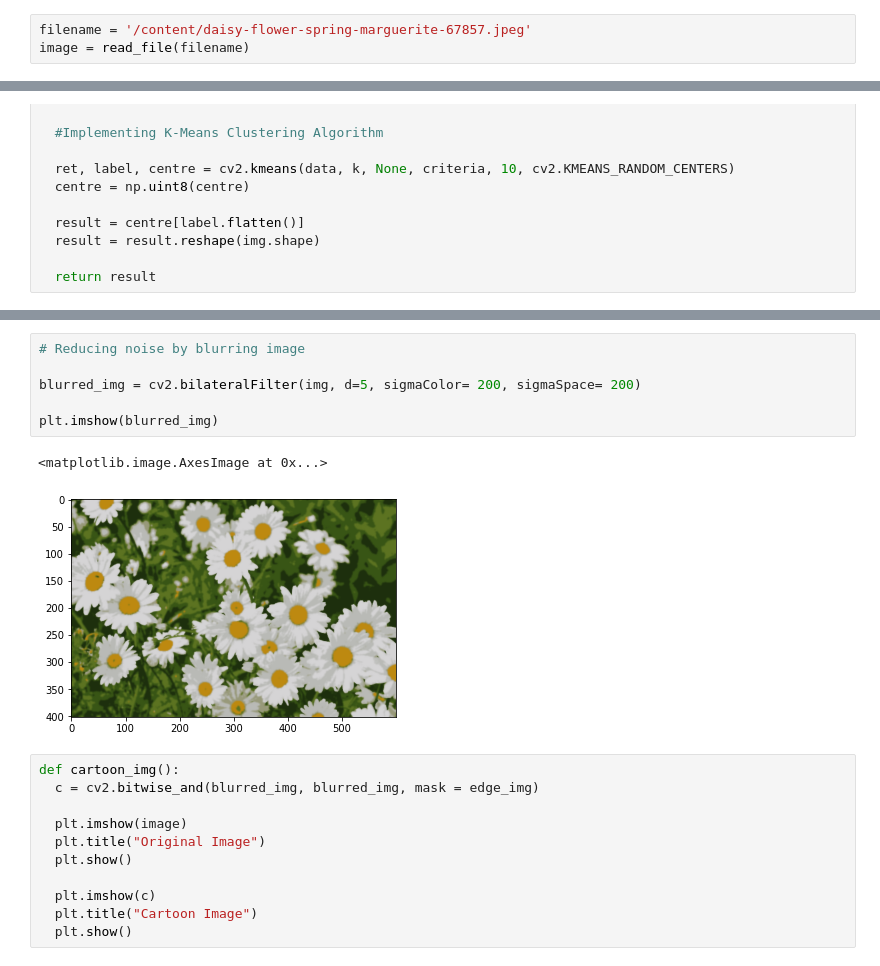
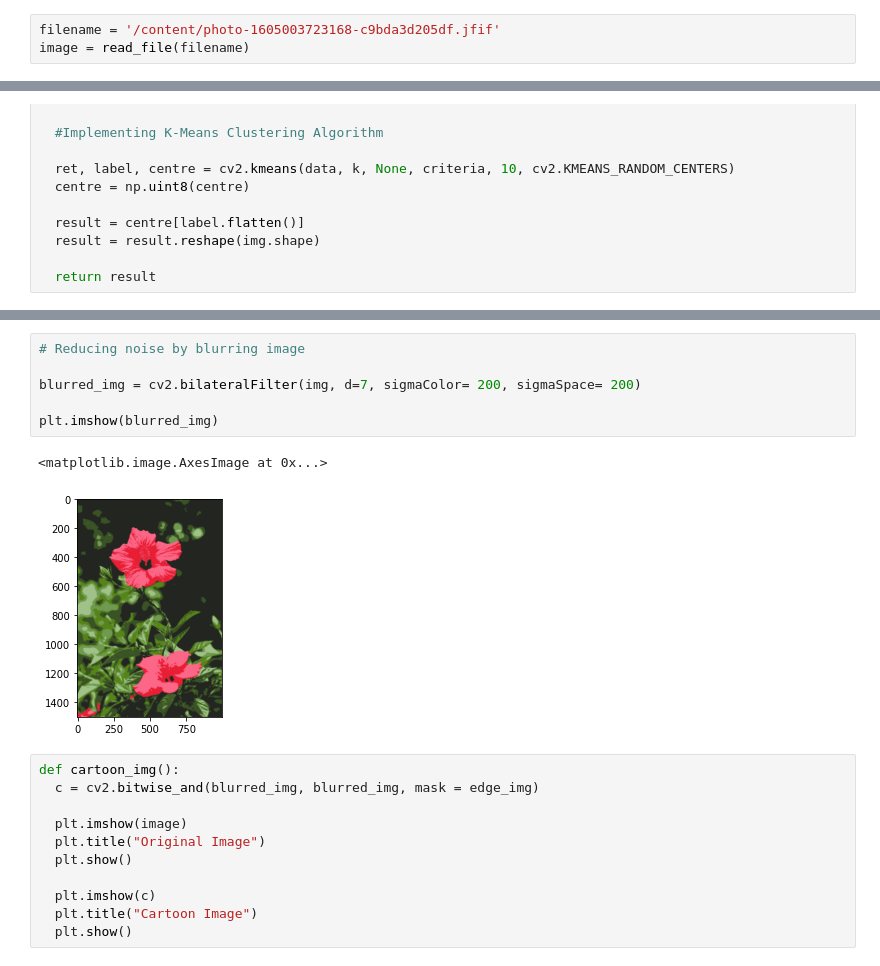
Before and after one commit to disha-ramchandani/Mini-Projects, a Jupyter notebook: Cartoon_Picture.ipynb, the cells around one changed output, grey strips where cells are left out. Drawn from its saved outputs; the diff is of its cells as text.

```diff
--- a/Cartoon_Picture.ipynb
+++ b/Cartoon_Picture.ipynb
@@ -14,6 +14,6 @@ def read_file(filename):
   plt.show()
   return img
 # %%
-filename = '/content/daisy-flower-spring-marguerite-67857.jpeg'
+filename = '/content/photo-1605003723168-c9bda3d205df.jfif'
 image = read_file(filename)
 # %% [output]
@@ -63,12 +63,12 @@ plt.imshow(img)
 # %%
 # Reducing noise by blurring image
 
-blurred_img = cv2.bilateralFilter(img, d=5, sigmaColor= 200, sigmaSpace= 200)
+blurred_img = cv2.bilateralFilter(img, d=7, sigmaColor= 200, sigmaSpace= 200)
 
 plt.imshow(blurred_img)
 # %% [output]
 <matplotlib.image.AxesImage at 0x...>
-[figure, old version]
+[figure, new version]
 # %%
 def cartoon_img():
   c = cv2.bitwise_and(blurred_img, blurred_img, mask = edge_img)
```
Also changed, not shown: parts of 4 cells of this notebook.
